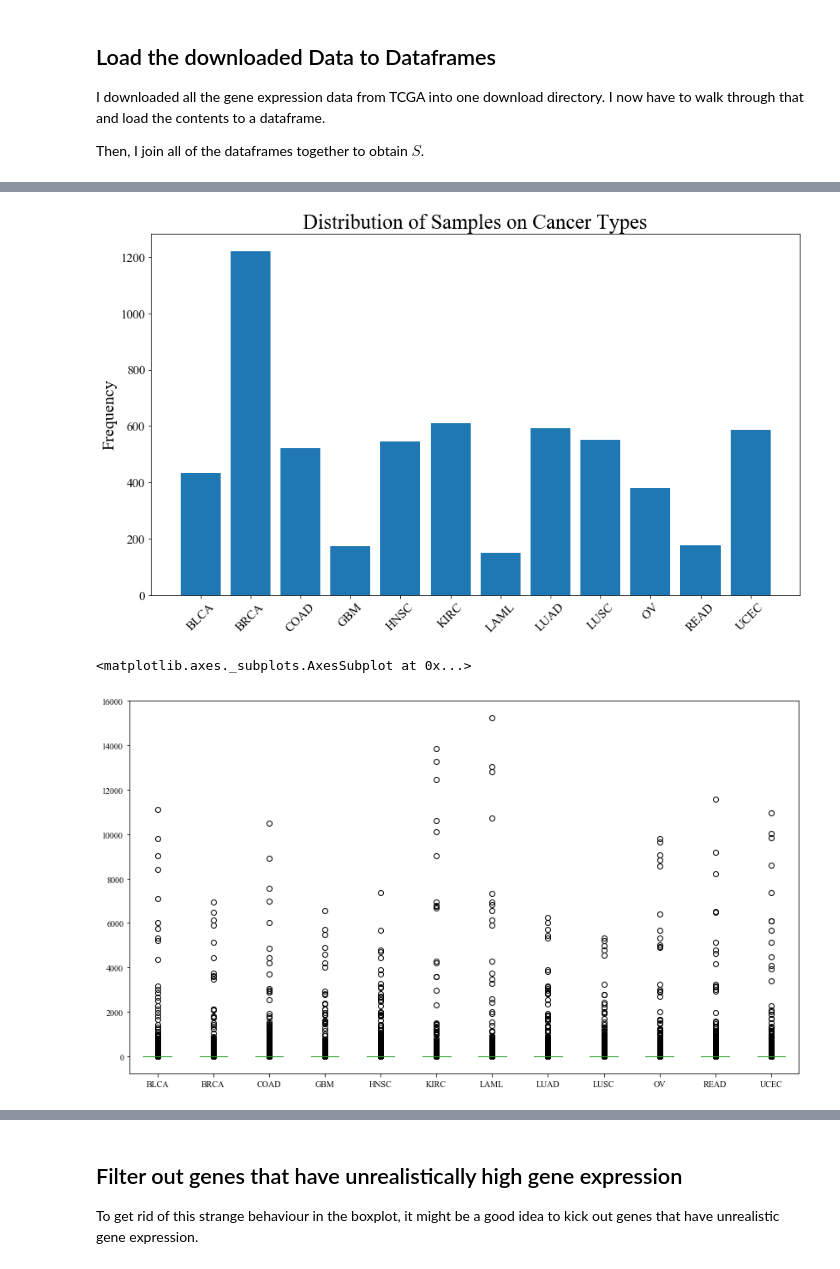
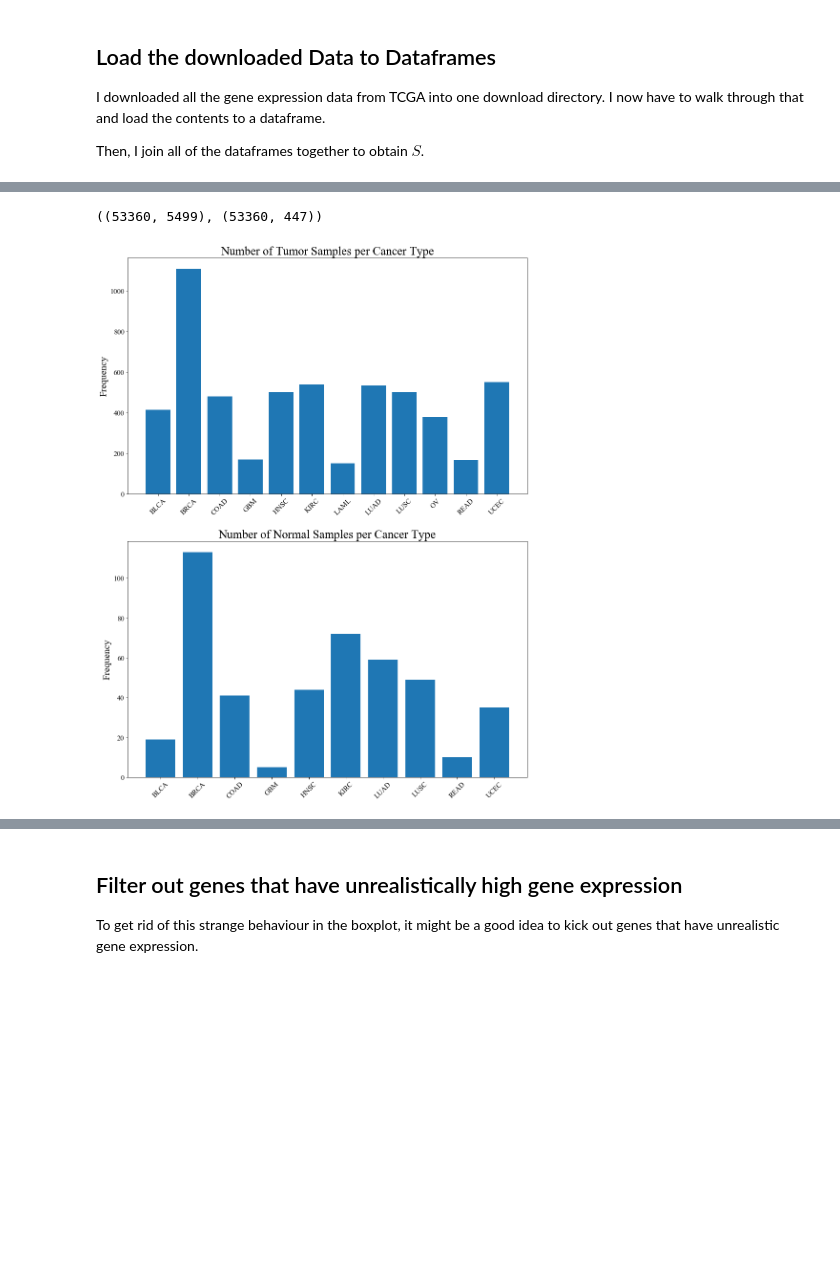
Before and after one commit to schulter/EMOGI, a Jupyter notebook: pancancer/expression/process_geneexpression_TCGA.ipynb, the cells around one changed output, grey strips where cells are left out. Saved outputs shown, nothing was run; the diff lists cells and outputs as text; code cells hidden in the pictures; blank space fills up the shorter version.

Commit message:
Removed control samples and added possible calculation of fold changes.

```diff
--- a/pancancer/expression/process_geneexpression_TCGA.ipynb
+++ b/pancancer/expression/process_geneexpression_TCGA.ipynb
@@ -64,0 +148,4 @@ samples_with_ctype = sample_matrix.T.join(fname_2_ctype)
+# %%
+sample_matrix[tumor_cols].shape, sample_matrix[normal_cols].shape
+# %% [output]
+((53360, 5499), (53360, 447))
@@ -65,11 +155,19 @@ samples_with_ctype = sample_matrix.T.join(fname_2_ctype)
 # %%
-unique, counts = np.unique(samples_with_ctype.cancertype, return_counts=True)
-fig = plt.figure(figsize=(14, 8))
+unique, counts = np.unique(meta_data[meta_data.sample_type_simple == 'tumor'].cancertype, return_counts=True)
+fig = plt.figure(figsize=(15, 20))
+plt.subplot(2, 1, 1)
 ax = plt.bar(np.arange(counts.shape[0]), counts)
 plt.xticks(np.arange(counts.shape[0]), unique, rotation=45, fontsize=15)
 plt.yticks(fontsize=15)
 plt.ylabel('Frequency', fontsize=20)
-plt.title('Distribution of Samples on Cancer Types', fontsize=25)
-fig.savefig('../../data/pancancer/TCGA/expression//samples_per_cancertype.svg')
+plt.title('Number of Tumor Samples per Cancer Type', fontsize=25)
+plt.subplot(2, 1, 2)
+unique, counts = np.unique(meta_data[meta_data.sample_type_simple == 'normal'].cancertype, return_counts=True)
+ax = plt.bar(np.arange(counts.shape[0]), counts)
+plt.xticks(np.arange(counts.shape[0]), unique, rotation=45, fontsize=15)
+plt.yticks(fontsize=15)
+plt.ylabel('Frequency', fontsize=20)
+plt.title('Number of Normal Samples per Cancer Type', fontsize=25)
+fig.savefig('../../data/pancancer/TCGA/expression/samples_per_cancertype.svg')
 # %% [output]
-[figure, old version]
+[figure, new version]
@@ -78,6 +173,0 @@ mean_matrix = samples_with_ctype.fillna(0).groupby('cancertype').mean().T
-# %%
-mean_matrix.plot(kind='box', figsize=(14, 8))
-#plt.gca().set_ylim([-1, 50])
-# %% [output]
-<matplotlib.axes._subplots.AxesSubplot at 0x...>
-[figure, removed]
```
Also changed, not shown: parts of 41 cells of this notebook.
